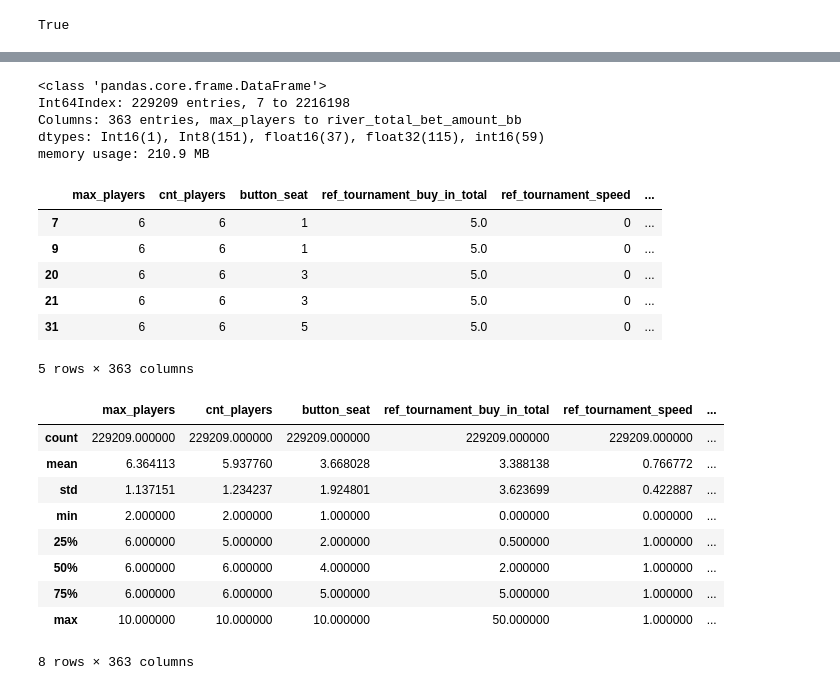
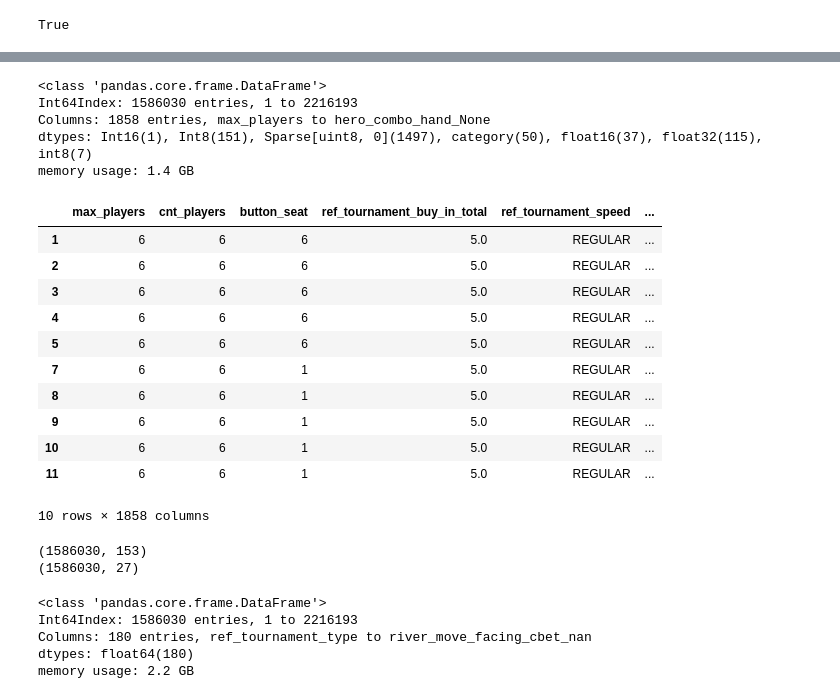
Before and after one commit to Manggy94/PokerDataAnalytics, a Jupyter notebook: notebooks/preprocessing.ipynb, the cells around one changed output, grey strips where cells are left out. Drawn from its saved outputs; the diff is of its cells as text; code cells hidden in the pictures.

Commit message:
Amélioratioon du preprocessing par simplification, pis travail sur les loaders: categorisation des loaders de base

```diff
--- a/notebooks/preprocessing.ipynb
+++ b/notebooks/preprocessing.ipynb
@@ -8,7 +8,7 @@ import pandas as pd
 from src.data.loader import DataLoader
 # %%
 data_loader = DataLoader()
-data = data_loader.fast_load_showdown_hands()
+data = data_loader.fast_load_villain_hands()
 # %%
 data.info()
 # %% [output]
@@ -29,37 +45,29 @@ data.head()
 5 rows × 397 columns
 # %%
-from src.pipelines.preprocessing.classification import ClassificationPreprocessor
-preprocessor = ClassificationPreprocessor()
+from src.pipelines.preprocessing.features.random_forest import RandomForestFeaturesPreprocessor
+preprocessor = RandomForestFeaturesPreprocessor()
 # %%
-data = preprocessor.fit_transform(data)
+features = preprocessor.fit_transform(data)
 # %%
-data.info()
+features.info()
 # %% [output]
 <class 'pandas.core.frame.DataFrame'>
-Int64Index: 229209 entries, 7 to 2216198
-Columns: 363 entries, max_players to river_total_bet_amount_bb
-dtypes: Int16(1), Int8(151), float16(37), float32(115), int16(59)
-memory usage: 210.9 MB
+Int64Index: 1586030 entries, 1 to 2216193
+Columns: 1858 entries, max_players to hero_combo_hand_None
+dtypes: Int16(1), Int8(151), Sparse[uint8, 0](1497), category(50), float16(37), float32(115), int8(7)
+memory usage: 1.4 GB
 # %%
-data.head()
+features.head(10)
 # %% [output]
 |  | max_players | cnt_players | button_seat | ref_tournament_buy_in_total | ref_tournament_speed | ... |
-| 7 | 6 | 6 | 1 | 5.0 | 0 | ... |
-| 9 | 6 | 6 | 1 | 5.0 | 0 | ... |
-| 20 | 6 | 6 | 3 | 5.0 | 0 | ... |
-| 21 | 6 | 6 | 3 | 5.0 | 0 | ... |
-| 31 | 6 | 6 | 5 | 5.0 | 0 | ... |
+| 1 | 6 | 6 | 6 | 5.0 | REGULAR | ... |
+| 2 | 6 | 6 | 6 | 5.0 | REGULAR | ... |
+| 3 | 6 | 6 | 6 | 5.0 | REGULAR | ... |
+| 4 | 6 | 6 | 6 | 5.0 | REGULAR | ... |
+| 5 | 6 | 6 | 6 | 5.0 | REGULAR | ... |
+| 7 | 6 | 6 | 1 | 5.0 | REGULAR | ... |
+| 8 | 6 | 6 | 1 | 5.0 | REGULAR | ... |
+| 9 | 6 | 6 | 1 | 5.0 | REGULAR | ... |
+| 10 | 6 | 6 | 1 | 5.0 | REGULAR | ... |
+| 11 | 6 | 6 | 1 | 5.0 | REGULAR | ... |
-5 rows × 363 columns
+10 rows × 1858 columns
-# %%
-data.describe()
-# %% [output]
-|  | max_players | cnt_players | button_seat | ref_tournament_buy_in_total | ref_tournament_speed | ... |
-| count | 229209.000000 | 229209.000000 | 229209.000000 | 229209.000000 | 229209.000000 | ... |
-| mean | 6.364113 | 5.937760 | 3.668028 | 3.388138 | 0.766772 | ... |
-| std | 1.137151 | 1.234237 | 1.924801 | 3.623699 | 0.422887 | ... |
-| min | 2.000000 | 2.000000 | 1.000000 | 0.000000 | 0.000000 | ... |
-| 25% | 6.000000 | 5.000000 | 2.000000 | 0.500000 | 1.000000 | ... |
-| 50% | 6.000000 | 6.000000 | 4.000000 | 2.000000 | 1.000000 | ... |
-| 75% | 6.000000 | 6.000000 | 5.000000 | 5.000000 | 1.000000 | ... |
-| max | 10.000000 | 10.000000 | 10.000000 | 50.000000 | 1.000000 | ... |
-8 rows × 363 columns
@@ -65,0 +77,13 @@ data.describe()
+# %%
+features2 = pipeline.fit_transform(data)
+# %% [output]
+(1586030, 153)
+(1586030, 27)
+# %%
+features2.info()
+# %% [output]
+<class 'pandas.core.frame.DataFrame'>
+Int64Index: 1586030 entries, 1 to 2216193
+Columns: 180 entries, ref_tournament_type to river_move_facing_cbet_nan
+dtypes: float64(180)
+memory usage: 2.2 GB
```
Also changed, not shown: parts of 7 cells of this notebook, 16 other files.
